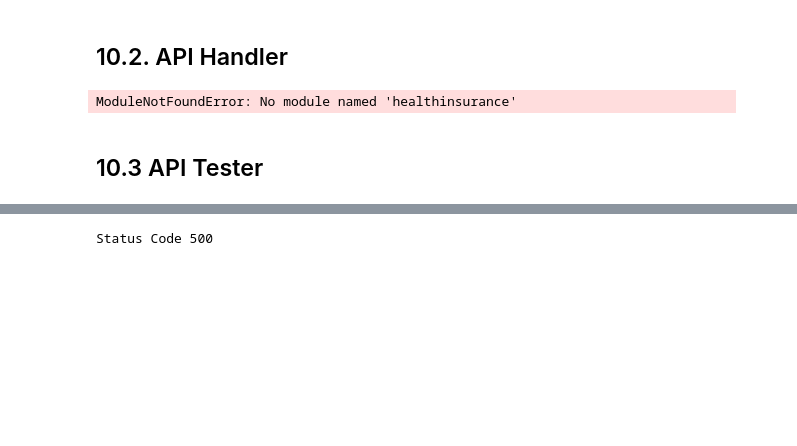
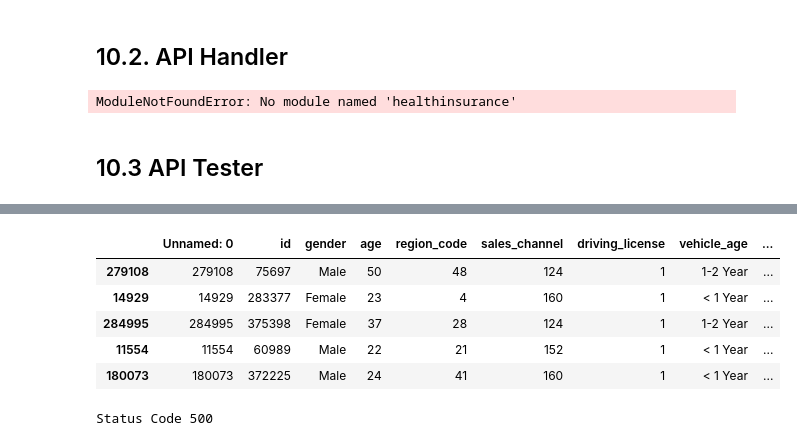
Before and after one commit to luishmq/insurance_cross_sell, a Jupyter notebook: notebooks/cross_sell.ipynb, the cells around one changed output, grey strips where cells are left out. Cells and saved outputs as stored; diff of their text form; code cells hidden in the pictures; blank space fills up the shorter version.

```diff
--- a/notebooks/cross_sell.ipynb
+++ b/notebooks/cross_sell.ipynb
@@ -1276,0 +1286,12 @@ df10.to_csv('test.csv')
+# %%
+test = pd.read_csv('test.csv')
+test = test.sample(20)
+
+test.head()
+# %% [output]
+|  | Unnamed: 0 | id | gender | age | region_code | sales_channel | driving_license | vehicle_age | ... |
+| 279108 | 279108 | 75697 | Male | 50 | 48 | 124 | 1 | 1-2 Year | ... |
+| 14929 | 14929 | 283377 | Female | 23 | 4 | 160 | 1 | < 1 Year | ... |
+| 284995 | 284995 | 375398 | Female | 37 | 28 | 124 | 1 | 1-2 Year | ... |
+| 11554 | 11554 | 60989 | Male | 22 | 21 | 152 | 1 | < 1 Year | ... |
+| 180073 | 180073 | 372225 | Male | 24 | 41 | 160 | 1 | < 1 Year | ... |
```
Also changed, not shown: parts of 3 cells of this notebook, 1 other file.
